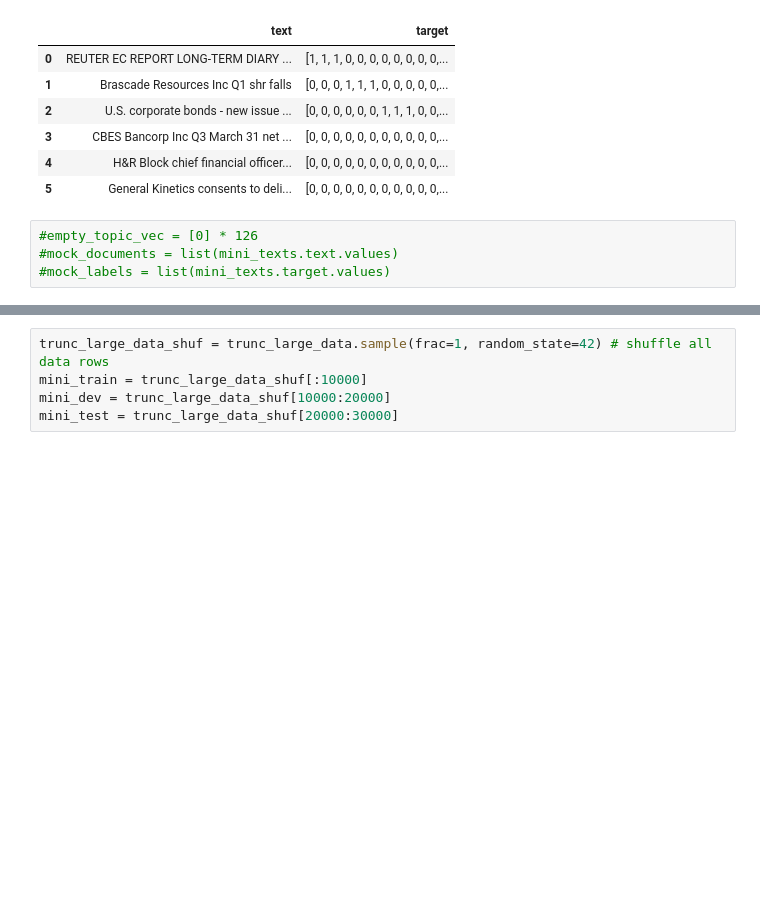
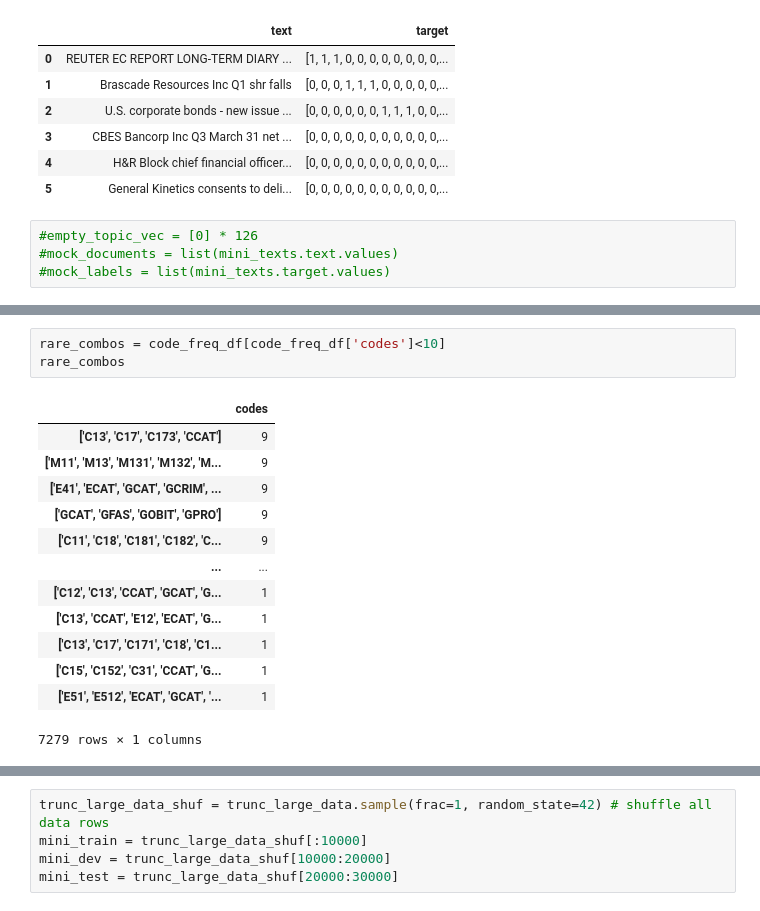
Before and after one commit to apndx/ReutersDocLabeler, a Jupyter notebook: notebooks/reuters-model-dev.ipynb, the cells around one changed output, grey strips where cells are left out. Saved outputs shown, nothing was run; the diff lists cells and outputs as text; blank space fills up the shorter version.

```diff
--- a/notebooks/reuters-model-dev.ipynb
+++ b/notebooks/reuters-model-dev.ipynb
@@ -67,0 +142,17 @@ mini_texts
+# %%
+rare_combos = code_freq_df[code_freq_df['codes']<10]
+rare_combos
+# %% [output]
+|  | codes |
+| ['C13', 'C17', 'C173', 'CCAT'] | 9 |
+| ['M11', 'M13', 'M131', 'M132', 'M... | 9 |
+| ['E41', 'ECAT', 'GCAT', 'GCRIM', ... | 9 |
+| ['GCAT', 'GFAS', 'GOBIT', 'GPRO'] | 9 |
+| ['C11', 'C18', 'C181', 'C182', 'C... | 9 |
+| ... | ... |
+| ['C12', 'C13', 'CCAT', 'GCAT', 'G... | 1 |
+| ['C13', 'CCAT', 'E12', 'ECAT', 'G... | 1 |
+| ['C13', 'C17', 'C171', 'C18', 'C1... | 1 |
+| ['C15', 'C152', 'C31', 'CCAT', 'G... | 1 |
+| ['E51', 'E512', 'ECAT', 'GCAT', '... | 1 |
+7279 rows × 1 columns
```
Also changed, not shown: parts of 17 cells of this notebook, 1 other file.
